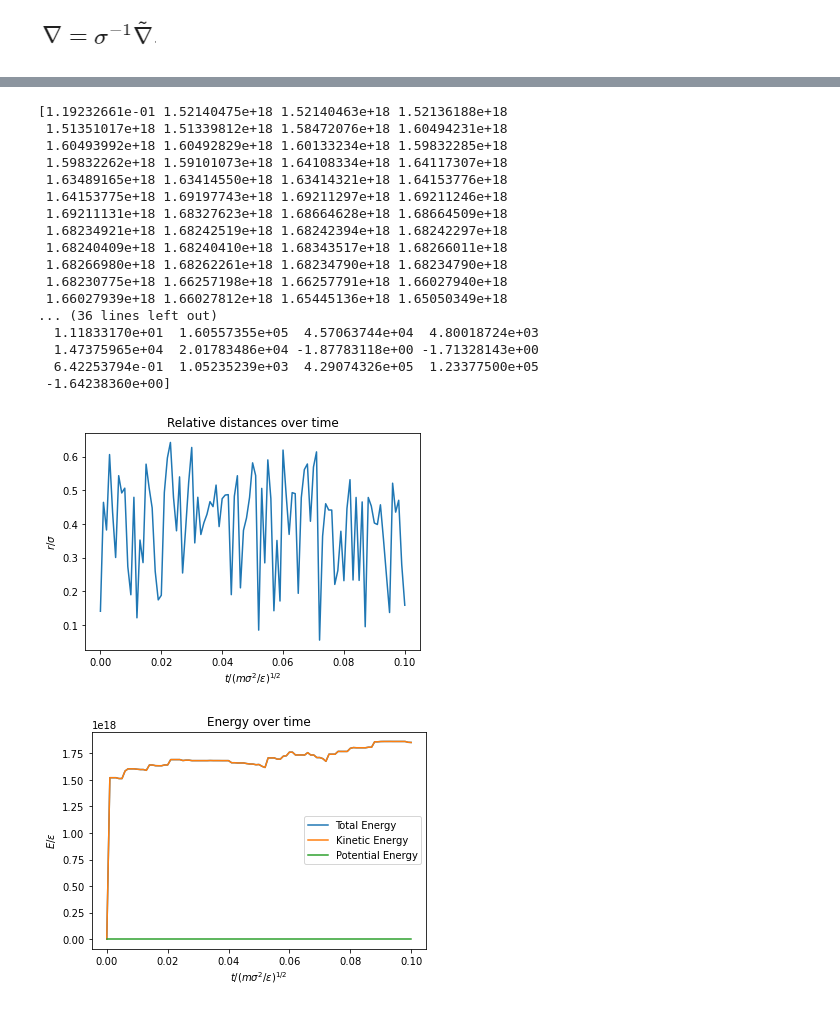
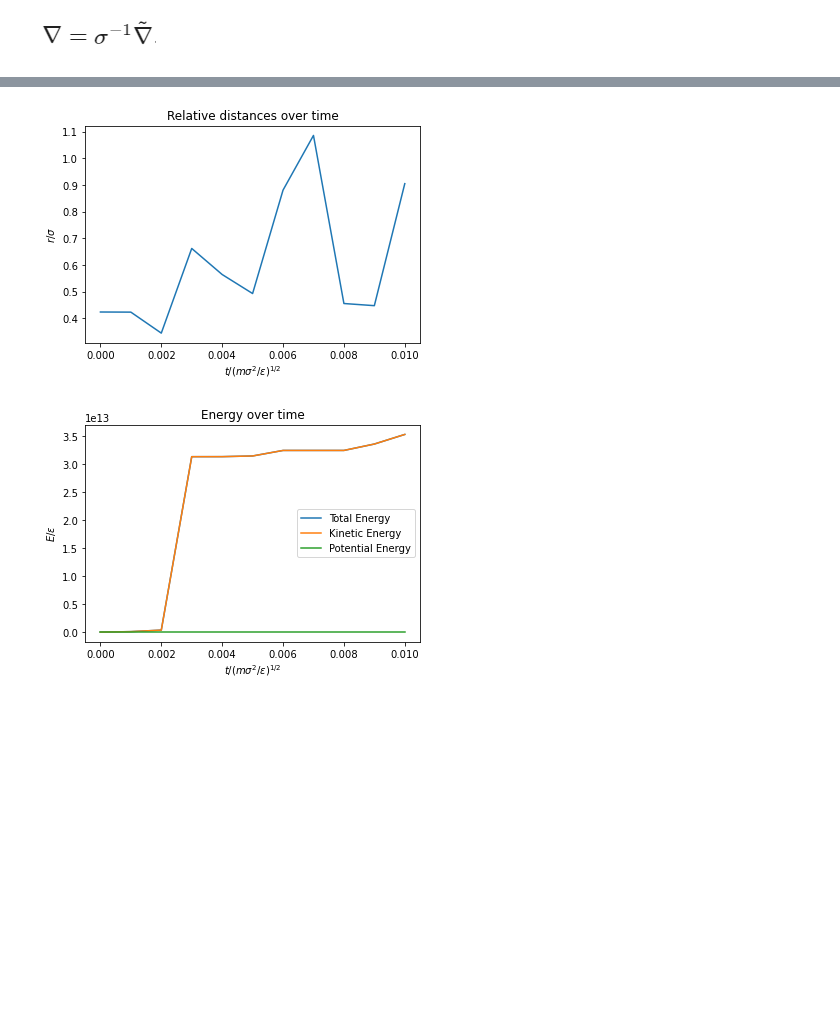
Before and after one commit to PoldeDalmau/Argon_MD, a Jupyter notebook: Week2-Alberto.ipynb, the cells around one changed output, grey strips where cells are left out. Saved outputs shown, nothing was run; the diff lists cells and outputs as text; code cells hidden in the pictures; blank space fills up the shorter version.

Commit message:
Week 2 final code. The code works but the kinetic energy becomes huge after a few steps even if for small timesteps (10^-6)

```diff
--- a/Week2-Alberto.ipynb
+++ b/Week2-Alberto.ipynb
@@ -83,15 +81,9 @@ final_matrix_vel = np.copy(init_vel)
 
 def euler(final_matrix_pos, final_matrix_vel):
 
-    latest_pos = np.copy(final_matrix_pos[:,-2:])          #the -2 will eventually become -(number of particles)
-    latest_vel = np.copy(final_matrix_vel[:,-2:])
+    latest_pos = np.copy(final_matrix_pos[:,-3:])         # -3 is for the dimensions
+    latest_vel = np.copy(final_matrix_vel[:,-3:])
 
     new_latest_pos = latest_pos + latest_vel * time_step
-    new_latest_vel = latest_vel + lj_force(latest_pos, 2)
+    new_latest_vel = latest_vel + lj_force(latest_pos, n)
     return new_latest_pos, new_latest_vel
-# %%
-def kin_en(v,n): #v is the last step velocity and n the number of particles
-    K = 0
-    for i in range(n):
-        K += 0.5*((v[0,i]*v[0,i])+(v[1,i]*v[1,i]))
-    return K
@@ -133,3 +90,18 @@ def atomic_distances(pos, L=1, W=1):
+# %%
+#function to compute the kinetic energy
+def kin_en(v): #v is the last step velocity
+    K = 0.5*np.sum(v**2)
+    return K
+# %%
+#function to compute the potential energy
+def pot_en(position, n): #position is the matrix with all the positions stored in it, n is the number of particles
+    current_pos = np.copy(position[:,-3:])
+    rel_pos = atomic_distances(current_pos, 1) # with pos = np.array(N_particels, 3)
+    r = np.sqrt(np.sum((rel_pos)**2, axis=2)) #n x n simmetric matrix, r[i,j] is the distance between the i-th and the j-th particles
+    r = r[0,1]
+    U = 4*(1/r**12 - 1/r**6)
+
+    return U
 # %%
 #Create a 2x8 matrix to store the velocity of each particle at each step in time.
 next_step_velocity = np.copy(init_vel)
@@ -137,62 +109,46 @@ next_step_velocity = np.copy(init_vel)
 #Create a 2x8 matrix to store the position of each particle at each step in time.
 next_step_position = np.copy(init_pos)
 
-final_vector_kin = np.array([kin_en(init_vel, n)])
+final_vector_kin = np.array([kin_en(init_vel)])
 final_vector_pot = np.array([pot_en(final_matrix_pos, n)])
-final_vector_energy = np.array([kin_en(init_vel, n) + pot_en(final_matrix_pos, n)])
+final_vector_energy = np.array([kin_en(init_vel) + pot_en(final_matrix_pos, n)])
 
-final_rel_dist = atomic_distances(init_pos)
+final_rel_dist = atomic_distances(init_pos, 0)
 
 for i in range(number_of_steps):
     next_step_position, next_step_velocity = euler(final_matrix_pos, final_matrix_vel)
     for k in range(n): #implement boundary conditions
         for j in range(n):
             next_step_position[k, j] = next_step_position[k, j]% L
     final_matrix_pos =  np.concatenate((final_matrix_pos, next_step_position), axis=1, out=None)
     final_matrix_vel =  np.concatenate((final_matrix_vel, next_step_velocity), axis=1, out=None)
-    final_vector_kin = np.concatenate((final_vector_kin, np.array([kin_en(next_step_velocity, n)])), axis = 0, out = None)
+    final_vector_kin = np.concatenate((final_vector_kin, np.array([kin_en(next_step_velocity)])), axis = 0, out = None)
     final_vector_pot = np.concatenate((final_vector_pot, np.array([pot_en(final_matrix_pos, n)])), axis=0, out=None)
-    final_vector_energy = np.concatenate((final_vector_energy, np.array([kin_en(next_step_velocity, n) + pot_en(final_matrix_pos, n)])), axis=0, out=None)
-    final_rel_dist = np.concatenate((final_rel_dist, atomic_distances(next_step_position)), axis = 1, out = None)
+    final_vector_energy = np.concatenate((final_vector_energy, np.array([kin_en(next_step_velocity) + pot_en(final_matrix_pos, n)])), axis=0, out=None)
+    final_rel_dist = np.concatenate((final_rel_dist, atomic_distances(next_step_position, 0)), axis = 1, out = None)
 
 # print("Positions:\n" , final_matrix_pos)
 # print("Velocities:\n" , final_matrix_vel)
 # print("Energy:\n" , final_vector_energy)
-print(final_vector_kin)
-print(final_vector_pot)
+#print(final_vector_kin)
+#print(final_vector_pot)
+#print(final_rel_dist)
 
 
 plt.plot(times,final_rel_dist[0, 1::2, ])
 plt.title("Relative distances over time")
 plt.xlabel("$t/(m\sigma^2/\epsilon)^{1/2}$")
 plt.ylabel("$r/\sigma$")
 plt.show()
 
 plt.plot(times, final_vector_energy)
 plt.plot(times, final_vector_kin)
 plt.plot(times, final_vector_pot)
 plt.legend(["Total Energy", "Kinetic Energy", "Potential Energy"])
 plt.title("Energy over time")
 plt.xlabel("$t/(m\sigma^2/\epsilon)^{1/2}$")
 plt.ylabel("$E/\epsilon$")
 plt.show()
 # %% [output]
-[1.19232661e-01 1.52140475e+18 1.52140463e+18 1.52136188e+18
- 1.51351017e+18 1.51339812e+18 1.58472076e+18 1.60494231e+18
- 1.60493992e+18 1.60492829e+18 1.60133234e+18 1.59832285e+18
- 1.59832262e+18 1.59101073e+18 1.64108334e+18 1.64117307e+18
- 1.63489165e+18 1.63414550e+18 1.63414321e+18 1.64153776e+18
- 1.64153775e+18 1.69197743e+18 1.69211297e+18 1.69211246e+18
- 1.69211131e+18 1.68327623e+18 1.68664628e+18 1.68664509e+18
- 1.68234921e+18 1.68242519e+18 1.68242394e+18 1.68242297e+18
- 1.68240409e+18 1.68240410e+18 1.68343517e+18 1.68266011e+18
- 1.68266980e+18 1.68262261e+18 1.68234790e+18 1.68234790e+18
- 1.68230775e+18 1.66257198e+18 1.66257791e+18 1.66027940e+18
- 1.66027939e+18 1.66027812e+18 1.65445136e+18 1.65050349e+18
-... (36 lines left out)
-  1.11833170e+01  1.60557355e+05  4.57063744e+04  4.80018724e+03
-  1.47375965e+04  2.01783486e+04 -1.87783118e+00 -1.71328143e+00
-  6.42253794e-01  1.05235239e+03  4.29074326e+05  1.23377500e+05
- -1.64238360e+00]
-[figure, old version]
+[figure, new version]
-[figure, old version]
+[figure, new version]
```
Also changed, not shown: parts of 7 cells of this notebook.
